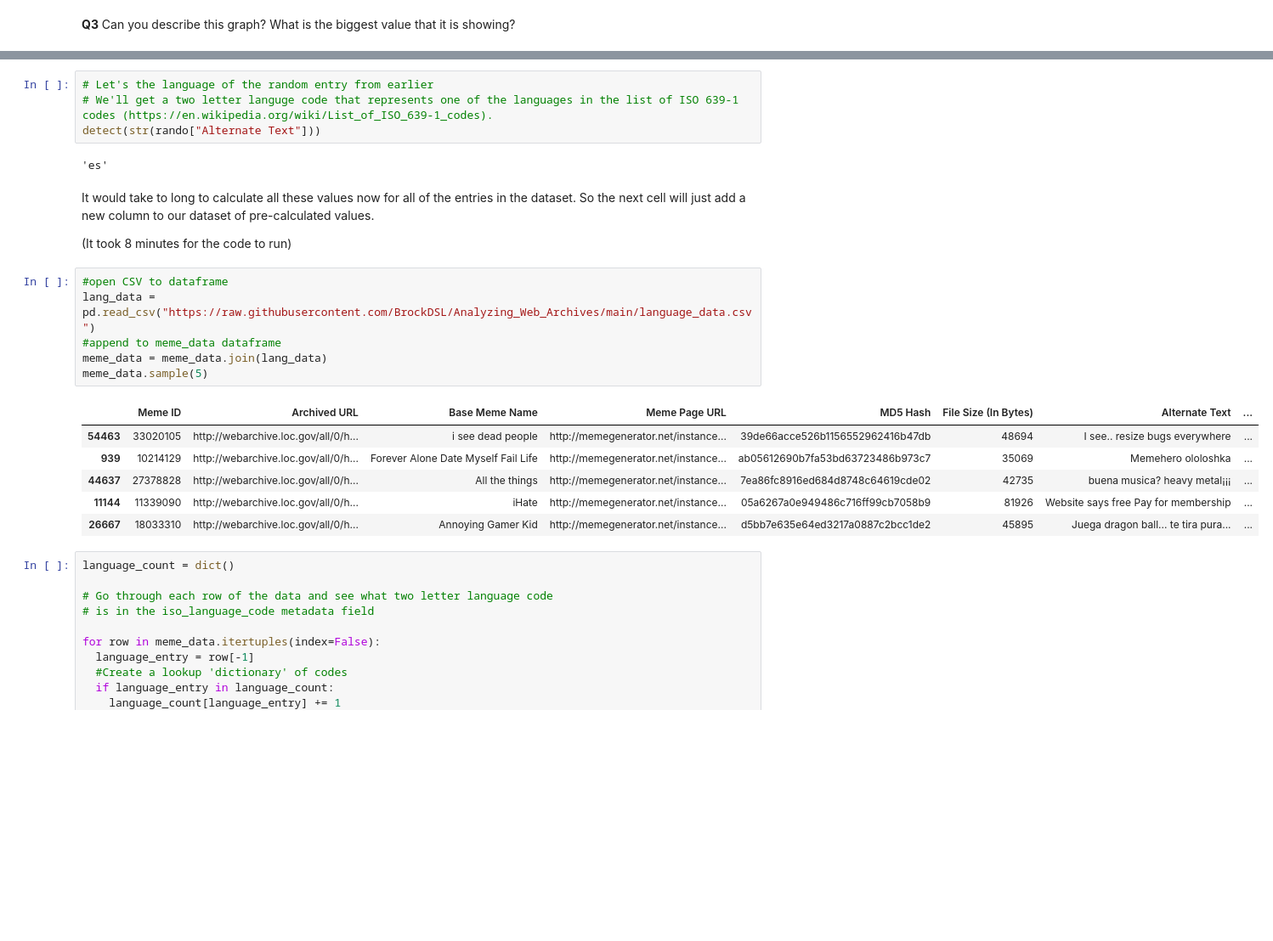
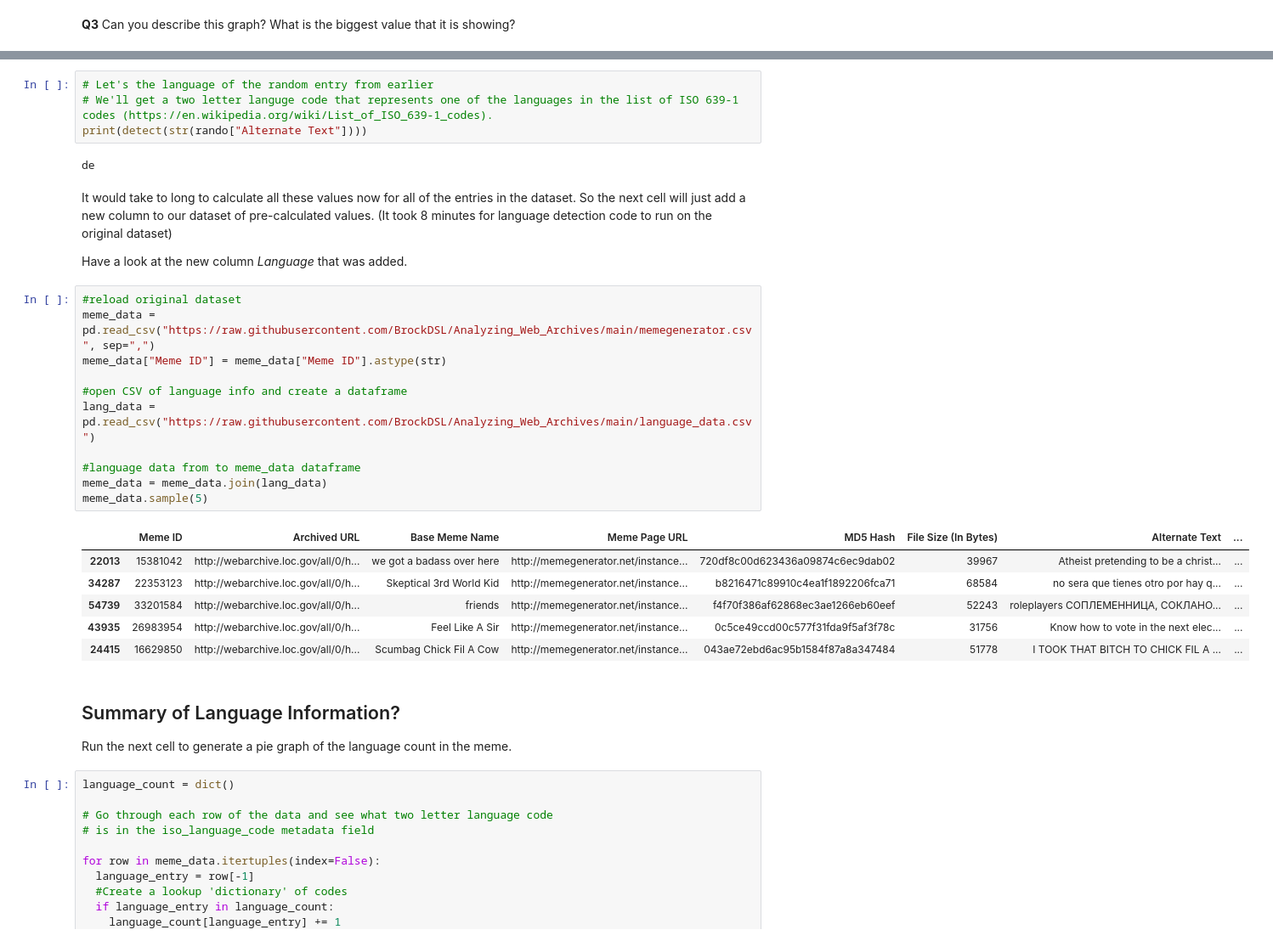
Before and after one commit to cmurgu/jbooks, a Jupyter notebook: Meme_Web_Archive_Exploration.ipynb, the cells around one changed output, grey strips where cells are left out. Shown at 85% size. Saved outputs shown, nothing was run; the diff lists cells and outputs as text; blank space fills up the shorter version.

```diff
--- a/Meme_Web_Archive_Exploration.ipynb
+++ b/Meme_Web_Archive_Exploration.ipynb
@@ -185,27 +201,36 @@ rando
 # %%
 # Let's the language of the random entry from earlier
 # We'll get a two letter languge code that represents one of the languages in the list of ISO 639-1 codes (https://en.wikipedia.org/wiki/List_of_ISO_639-1_codes).
-detect(str(rando["Alternate Text"]))
+print(detect(str(rando["Alternate Text"])))
 # %% [output]
-'es'
+de
 # %% [markdown]
-It would take to long to calculate all these values now for all of the entries in the dataset. So the next cell will just add a new column to our dataset of pre-calculated values.
+It would take to long to calculate all these values now for all of the entries in the dataset. So the next cell will just add a new column to our dataset of pre-calculated values. (It took 8 minutes for language detection code to run on the original dataset)
 
-
-(It took 8 minutes for the code to run)
+Have a look at the new column _Language_ that was added.
 # %%
-#open CSV to dataframe
+#reload original dataset
+meme_data = pd.read_csv("https://raw.githubusercontent.com/BrockDSL/Analyzing_Web_Archives/main/memegenerator.csv", sep=",")
+meme_data["Meme ID"] = meme_data["Meme ID"].astype(str)
+
+#open CSV of language info and create a dataframe
 lang_data = pd.read_csv("https://raw.githubusercontent.com/BrockDSL/Analyzing_Web_Archives/main/language_data.csv")
-#append to meme_data dataframe
+
+#language data from to meme_data dataframe
 meme_data = meme_data.join(lang_data)
 meme_data.sample(5)
 # %% [output]
 |  | Meme ID | Archived URL | Base Meme Name | Meme Page URL | MD5 Hash | File Size (In Bytes) | Alternate Text | ... |
-| 54463 | 33020105 | http://webarchive.loc.gov/all/0/h... | i see dead people | http://memegenerator.net/instance... | 39de66acce526b1156552962416b47db | 48694 | I see.. resize bugs everywhere | ... |
-| 939 | 10214129 | http://webarchive.loc.gov/all/0/h... | Forever Alone Date Myself Fail Life | http://memegenerator.net/instance... | ab05612690b7fa53bd63723486b973c7 | 35069 | Memehero ololoshka | ... |
-| 44637 | 27378828 | http://webarchive.loc.gov/all/0/h... | All the things | http://memegenerator.net/instance... | 7ea86fc8916ed684d8748c64619cde02 | 42735 | buena musica? heavy metal¡¡¡ | ... |
-| 11144 | 11339090 | http://webarchive.loc.gov/all/0/h... | iHate | http://memegenerator.net/instance... | 05a6267a0e949486c716ff99cb7058b9 | 81926 | Website says free Pay for membership | ... |
-| 26667 | 18033310 | http://webarchive.loc.gov/all/0/h... | Annoying Gamer Kid | http://memegenerator.net/instance... | d5bb7e635e64ed3217a0887c2bcc1de2 | 45895 | Juega dragon ball... te tira pura... | ... |
+| 22013 | 15381042 | http://webarchive.loc.gov/all/0/h... | we got a badass over here | http://memegenerator.net/instance... | 720df8c00d623436a09874c6ec9dab02 | 39967 | Atheist pretending to be a christ... | ... |
+| 34287 | 22353123 | http://webarchive.loc.gov/all/0/h... | Skeptical 3rd World Kid | http://memegenerator.net/instance... | b8216471c89910c4ea1f1892206fca71 | 68584 | no sera que tienes otro por hay q... | ... |
+| 54739 | 33201584 | http://webarchive.loc.gov/all/0/h... | friends | http://memegenerator.net/instance... | f4f70f386af62868ec3ae1266eb60eef | 52243 | roleplayers СОПЛЕМЕННИЦА, СОКЛАНО... | ... |
+| 43935 | 26983954 | http://webarchive.loc.gov/all/0/h... | Feel Like A Sir | http://memegenerator.net/instance... | 0c5ce49ccd00c577f31fda9f5af3f78c | 31756 | Know how to vote in the next elec... | ... |
+| 24415 | 16629850 | http://webarchive.loc.gov/all/0/h... | Scumbag Chick Fil A Cow | http://memegenerator.net/instance... | 043ae72ebd6ac95b1584f87a8a347484 | 51778 | I TOOK THAT BITCH TO CHICK FIL A ... | ... |
+# %% [markdown]
+
+## Summary of Language Information?
+
+Run the next cell to generate a pie graph of the language count in the meme.
 # %%
 language_count = dict()
 
```
Also changed, not shown: parts of 28 cells of this notebook, 41 other files.
